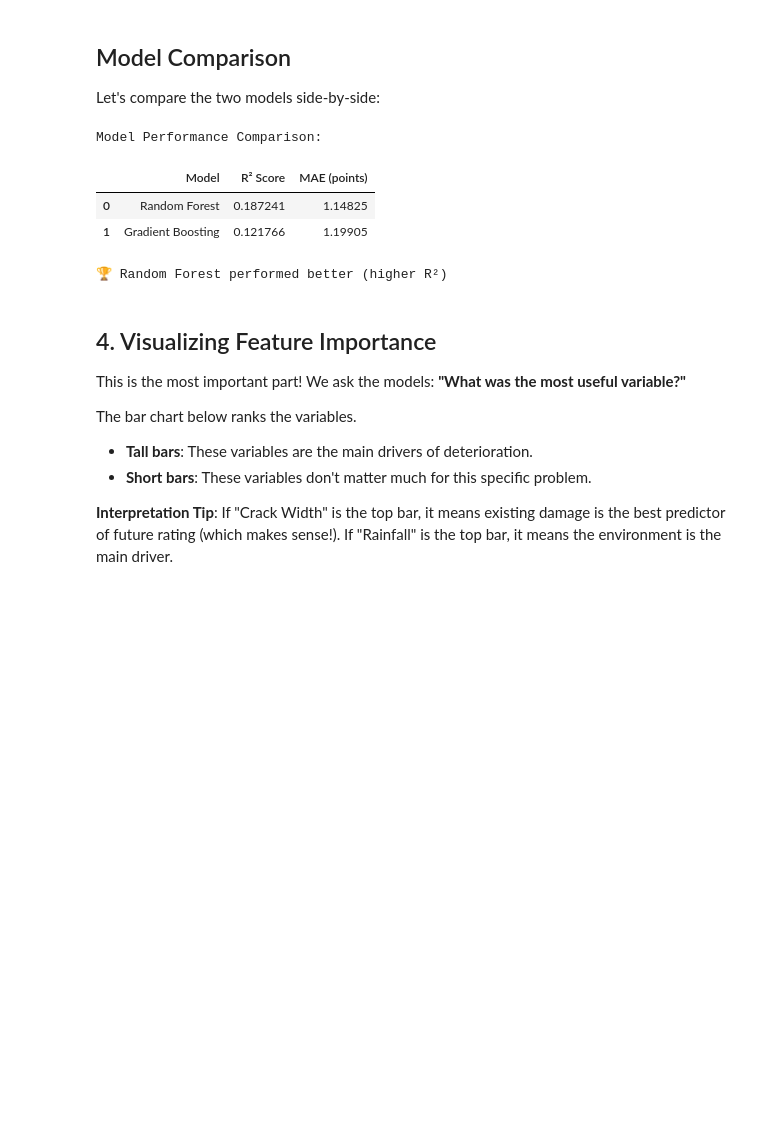
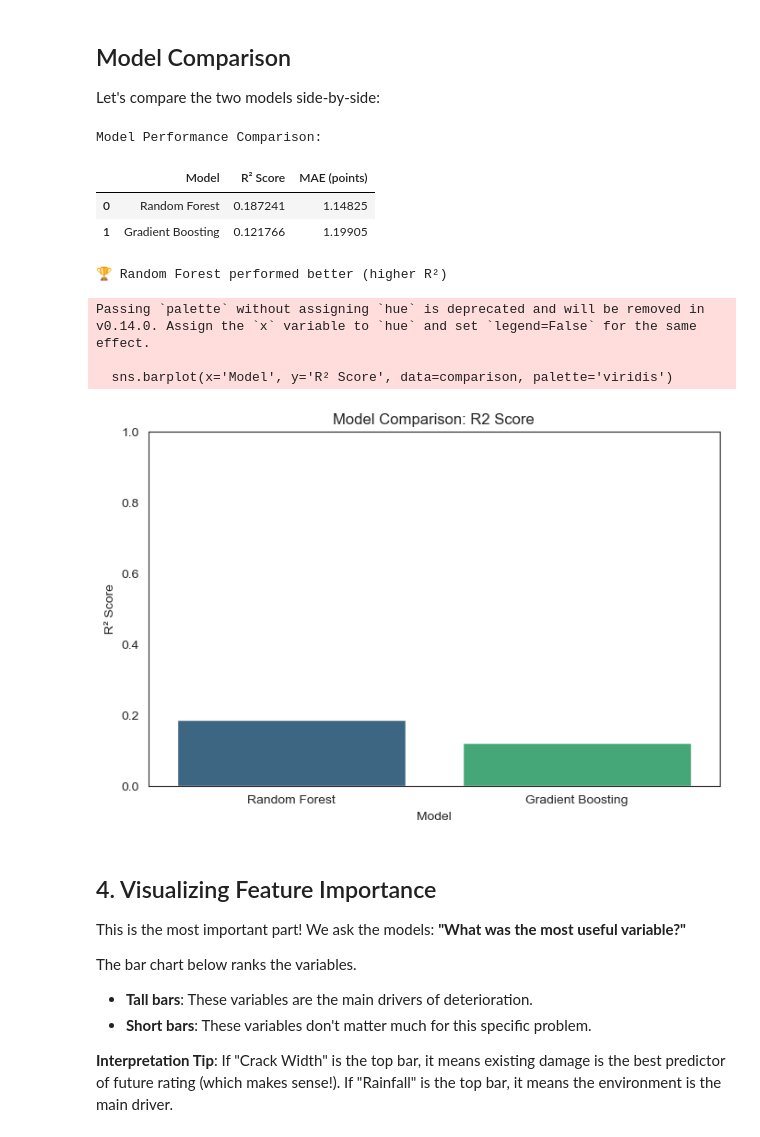
Before and after one commit to rkn2/practicePointFeatureImp, a Jupyter notebook: 03_feature_importance.ipynb, the cells around one changed output. Cells and saved outputs as stored; diff of their text form; code cells hidden in the pictures; blank space fills up the shorter version.

```diff
--- a/03_feature_importance.ipynb
+++ b/03_feature_importance.ipynb
@@ -656,28 +656,39 @@ Let's compare the two models side-by-side:
 # %%
 comparison = pd.DataFrame({
     'Model': ['Random Forest', 'Gradient Boosting'],
     'R² Score': [score_rf, score_gb],
     'MAE (points)': [mae_rf, mae_gb]
 })
 
 print("\nModel Performance Comparison:")
 display(comparison)
 
 # Determine winner
 if score_rf > score_gb:
     print(f"\n🏆 Random Forest performed better (higher R²)")
     best_model = rf
     best_name = "Random Forest"
 else:
     print(f"\n🏆 Gradient Boosting performed better (higher R²)")
     best_model = gb
     best_name = "Gradient Boosting"
+# Visualize Model Comparison
+plt.figure(figsize=(8, 5))
+sns.barplot(x='Model', y='R² Score', data=comparison, palette='viridis')
+plt.title('Model Comparison: R2 Score')
+plt.ylim(0, 1)
+plt.savefig('figures/model_comparison.png', dpi=300, bbox_inches='tight')
+plt.show()
 # %% [output]
 Model Performance Comparison:
 |  | Model | R² Score | MAE (points) |
 | 0 | Random Forest | 0.187241 | 1.14825 |
 | 1 | Gradient Boosting | 0.121766 | 1.19905 |
 🏆 Random Forest performed better (higher R²)
+Passing `palette` without assigning `hue` is deprecated and will be removed in v0.14.0. Assign the `x` variable to `hue` and set `legend=False` for the same effect.
+
+  sns.barplot(x='Model', y='R² Score', data=comparison, palette='viridis')
+[figure, added]
 # %% [markdown]
 ## 4. Visualizing Feature Importance
 
```
Also changed, not shown: parts of 1 cell of this notebook, 4 other files.
